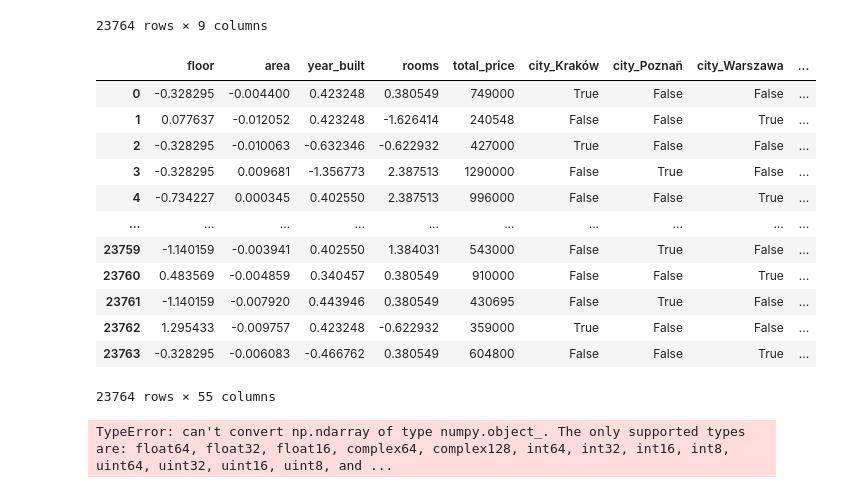
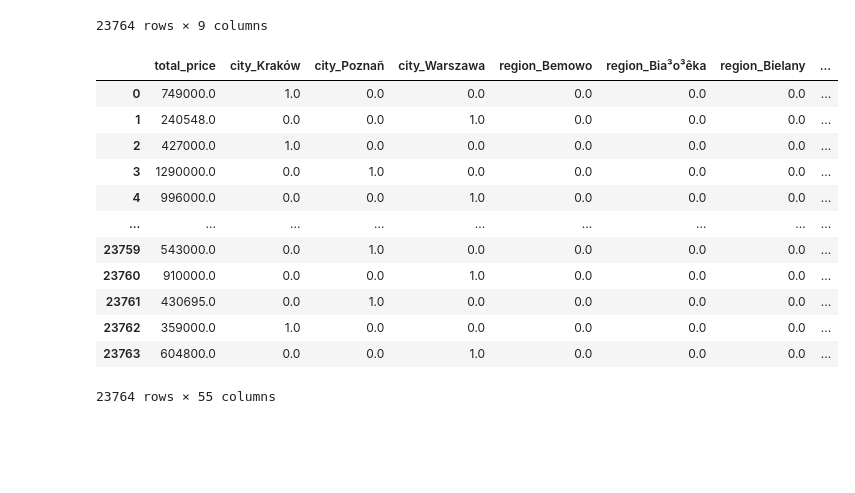
Before and after one commit to BrunoSienkiewicz/property-pricing, a Jupyter notebook: model/train.ipynb, the cells around one changed output. Drawn from its saved outputs; the diff is of its cells as text; code cells hidden in the pictures; blank space fills up the shorter version.

Commit message:
feature: model config

```diff
--- a/model/train.ipynb
+++ b/model/train.ipynb
@@ -71,20 +71,13 @@ queries_path = Path(os.getcwd()) / "queries"
 # %% [output]
 Using device: cuda
 # %%
-from utils import load_query
+from utils import load_query, load_config
 
-entity_sql = load_query(queries_path / "get_property_info.sql", start_date=dt.date(2021, 1, 1), end_date=dt.date(2021, 2, 2))
+config = load_config("cfgs/base_model.json")
+entity_sql = load_query(queries_path / config["query_path"], **config["query_params"])
 training_job = fs.get_historical_features(
     entity_sql,
-    features=[
-        "property_info:city",
-        "property_info:region",
-        "property_info:floor",
-        "property_info:area",
-        "property_info:year_built",
-        "property_info:rooms",
-        "property_info:total_price",
-    ]
+    features=config["model_metadata"]["features"],
 )
 training_df = training_job.to_df()
 display(training_df)
@@ -105,60 +98,58 @@ WARNING:root:_list_feature_views will make breaking changes. Please use _list_ba
 23764 rows × 9 columns
 # %%
 training_df = training_df.drop(columns=["event_timestamp", "property_id"])
-training_df = get_dummies(training_df, ["city", "region"])
-training_df = normalize(training_df, ["floor", "area", "year_built", "rooms"])
-training_df = remove_corr_features(training_df, "total_price")
+training_df, encoder = get_ohe_encoding(training_df, config["model_metadata"]["ohe_features"])
+training_df, scaler = normalize(training_df, config["model_metadata"]["numerical_features"])
+training_df = training_df.astype("float32")
 display(training_df)
 # %% [output]
-|  | floor | area | year_built | rooms | total_price | city_Kraków | city_Poznañ | city_Warszawa | ... |
-| 0 | -0.328295 | -0.004400 | 0.423248 | 0.380549 | 749000 | True | False | False | ... |
-| 1 | 0.077637 | -0.012052 | 0.423248 | -1.626414 | 240548 | False | False | True | ... |
-| 2 | -0.328295 | -0.010063 | -0.632346 | -0.622932 | 427000 | True | False | False | ... |
-| 3 | -0.328295 | 0.009681 | -1.356773 | 2.387513 | 1290000 | False | True | False | ... |
-| 4 | -0.734227 | 0.000345 | 0.402550 | 2.387513 | 996000 | False | False | True | ... |
-| ... | ... | ... | ... | ... | ... | ... | ... | ... | ... |
-| 23759 | -1.140159 | -0.003941 | 0.402550 | 1.384031 | 543000 | False | True | False | ... |
-| 23760 | 0.483569 | -0.004859 | 0.340457 | 0.380549 | 910000 | False | False | True | ... |
-| 23761 | -1.140159 | -0.007920 | 0.443946 | 0.380549 | 430695 | False | True | False | ... |
-| 23762 | 1.295433 | -0.009757 | 0.423248 | -0.622932 | 359000 | True | False | False | ... |
-| 23763 | -0.328295 | -0.006083 | -0.466762 | 0.380549 | 604800 | False | False | True | ... |
+|  | total_price | city_Kraków | city_Poznañ | city_Warszawa | region_Bemowo | region_Bia³o³êka | region_Bielany | ... |
+| 0 | 749000.0 | 1.0 | 0.0 | 0.0 | 0.0 | 0.0 | 0.0 | ... |
+| 1 | 240548.0 | 0.0 | 0.0 | 1.0 | 0.0 | 0.0 | 0.0 | ... |
+| 2 | 427000.0 | 1.0 | 0.0 | 0.0 | 0.0 | 0.0 | 0.0 | ... |
+| 3 | 1290000.0 | 0.0 | 1.0 | 0.0 | 0.0 | 0.0 | 0.0 | ... |
+| 4 | 996000.0 | 0.0 | 0.0 | 1.0 | 0.0 | 0.0 | 0.0 | ... |
+| ... | ... | ... | ... | ... | ... | ... | ... | ... |
+| 23759 | 543000.0 | 0.0 | 1.0 | 0.0 | 0.0 | 0.0 | 0.0 | ... |
+| 23760 | 910000.0 | 0.0 | 0.0 | 1.0 | 0.0 | 0.0 | 0.0 | ... |
+| 23761 | 430695.0 | 0.0 | 1.0 | 0.0 | 0.0 | 0.0 | 0.0 | ... |
+| 23762 | 359000.0 | 1.0 | 0.0 | 0.0 | 0.0 | 0.0 | 0.0 | ... |
+| 23763 | 604800.0 | 0.0 | 0.0 | 1.0 | 0.0 | 0.0 | 0.0 | ... |
 23764 rows × 55 columns
 # %%
 train_df, test_df = train_test_split(training_df, test_size=0.2, random_state=42)
-X_train = train_df.drop(columns=["total_price"])
-y_train = train_df["total_price"]
+X_train = train_df.drop(columns=config["model_metadata"]["target"])
+y_train = train_df[config["model_metadata"]["target"]]
 train_loader = DataLoader(
     TensorDataset(
-        torch.tensor(X_train.values, dtype=torch.float32).to(device),
-        torch.tensor(y_train.values, dtype=torch.float32).to(device)
+        torch.from_numpy(X_train.values).float().to(device),
+        torch.from_numpy(y_train.values).float().to(device),
     ),
     batch_size=32,
     shuffle=True
 )
 
 test_df, val_df = train_test_split(test_df, test_size=0.5, random_state=42)
-X_test = test_df.drop(columns=["total_price"])
-y_test = test_df["total_price"]
-X_val = val_df.drop(columns=["total_price"])
-y_val = val_df["total_price"]
+X_test = test_df.drop(columns=config["model_metadata"]["target"])
+y_test = test_df[config["model_metadata"]["target"]]
+X_val = val_df.drop(columns=config["model_metadata"]["target"])
+y_val = val_df[config["model_metadata"]["target"]]
 test_loader = DataLoader(
     TensorDataset(
-        torch.tensor(X_test.values, dtype=torch.float32).to(device),
-        torch.tensor(y_test.values, dtype=torch.float32).to(device)
+        torch.from_numpy(X_test.values).float().to(device),
+        torch.from_numpy(y_test.values).float().to(device),
     ),
     batch_size=32,
     shuffle=False
 )
 val_loader = DataLoader(
     TensorDataset(
-        torch.tensor(X_val.values, dtype=torch.float32).to(device),
-        torch.tensor(y_val.values, dtype=torch.float32).to(device)
+        torch.from_numpy(X_val.values).float().to(device),
+        torch.from_numpy(y_val.values).float().to(device),
     ),
     batch_size=32,
     shuffle=False
 )
-# %% [output]
-TypeError: can't convert np.ndarray of type numpy.object_. The only supported types are: float64, float32, float16, complex64, complex128, int64, int32, int16, int8, uint64, uint32, uint16, uint8, and ...
 # %%
 net = CustomNet(X_train.shape[1], 64, 3, 1).to(device)
 criterion = nn.MSELoss()
```
Also changed, not shown: parts of 4 cells of this notebook, 8 other files.
